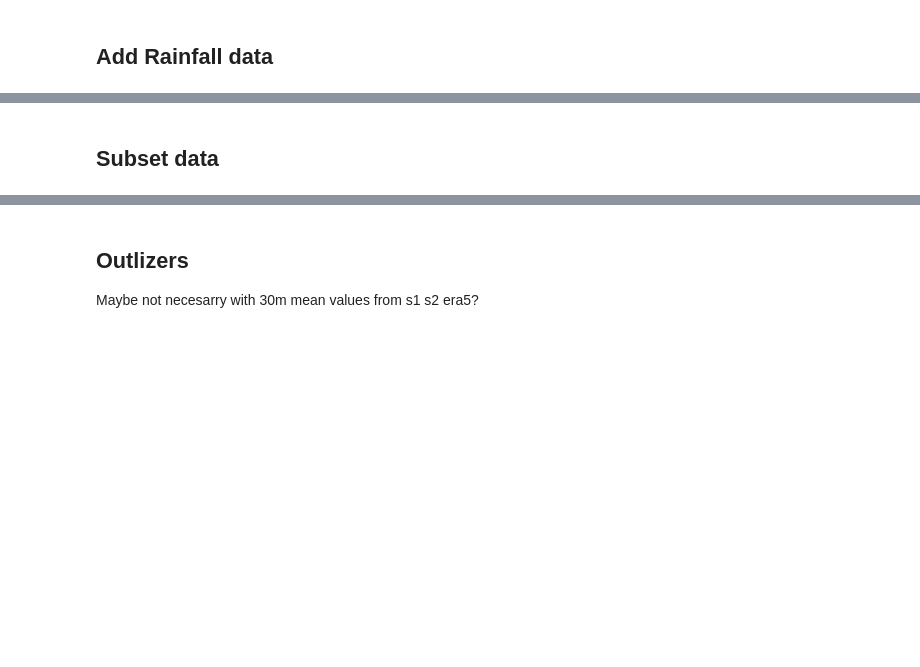
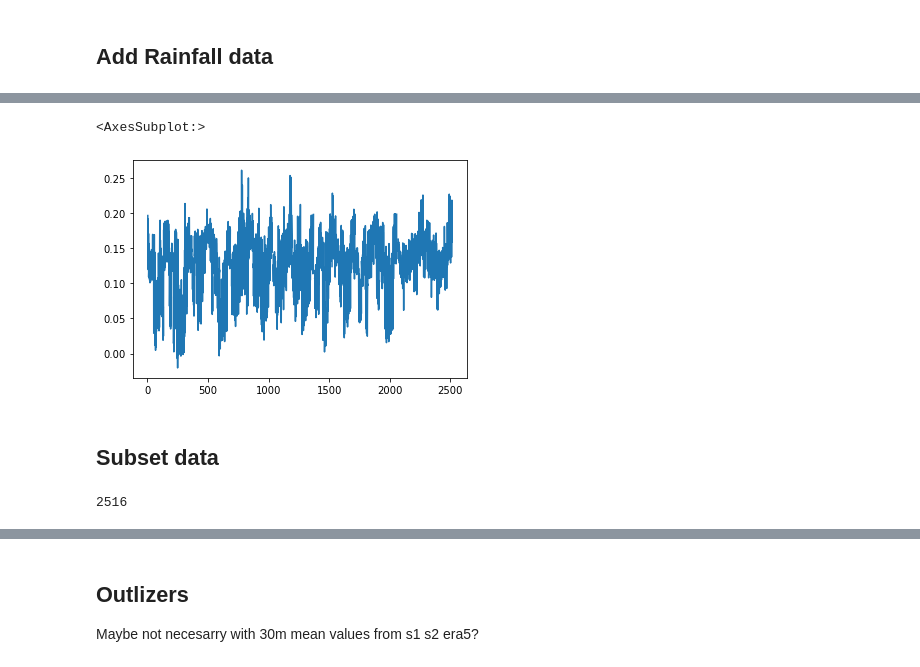
Before and after one commit to till90/irrigation_detection, a Jupyter notebook: jupyter_notebooks/CNN_MLP_Regression_soil.ipynb, the cells around one changed output, grey strips where cells are left out. Cells and saved outputs as stored; diff of their text form; code cells hidden in the pictures; blank space fills up the shorter version.

```diff
--- a/jupyter_notebooks/CNN_MLP_Regression_soil.ipynb
+++ b/jupyter_notebooks/CNN_MLP_Regression_soil.ipynb
@@ -136,0 +347,6 @@ pp_24h, pp_48h, pp_72h = None, None, None
+# %%
+## delete last function part because index=False while saving
+# ried soil samples 30m 17-19
+gdf = pd.read_csv(r'C:/Users/USER/Desktop/Master_Irrigation/03_GIS/soil_classification/DataFrame_ried_samples_30m_17-19.csv'
+            ,).drop('Unnamed: 0', axis=1)
+print(len(gdf))
@@ -137,2 +371,7 @@ pp_24h, pp_48h, pp_72h = None, None, None
+# %%
+gdf.ssm.plot()
+# %% [output]
+<AxesSubplot:>
+[figure, added]
 # %% [markdown]
 ## Subset data
@@ -167,0 +378,37 @@ print(len(df_sub))
+# %%
+#gdf['FAO'] = gdf.loc[:,'FAO'].map(lambda x: if x is np.nan: pd.NA else x)
+for col in ['FAO', 'FAO_nr', 'ISSS_nr', 'ISSS']:
+    gdf[col].map(lambda x: pd.NA if x is np.nan else x)
+#gdf['FAO_nr'] = gdf.loc[:,'FAO_nr'].map(lambda x: pd.NA if x is np.nan else x)
+gdf.dropna(how='any', subset=['FAO', 'FAO_nr', 'ISSS_nr', 'ISSS'], inplace=True)
+
+# Conversation
+gdf['minimum_2m_air_temperature'] = gdf['minimum_2m_air_temperature'] -273.15
+gdf['maximum_2m_air_temperature'] = gdf['maximum_2m_air_temperature'] -273.15
+gdf['mean_2m_air_temperature'] = gdf['mean_2m_air_temperature'] -273.15
+
+#Drop frozen grounds
+#gdf = gdf[gdf['minimum_2m_air_temperature'] > 1]
+
+# Dtype Transformation
+gdf['date'] = gdf.loc[:,'date'].astype('datetime64[ns]')
+gdf['date_y'] = gdf.loc[:,'date_y'].astype('datetime64[ns]')
+gdf.loc[:,['FAO_nr']] = gdf.loc[:,['FAO_nr']].astype('int64')
+gdf.loc[:,['USDA_nr']] = gdf.loc[:,['USDA_nr']].astype('int64')
+gdf.loc[:,['INTERNATIONAL_nr']] = gdf.loc[:,['INTERNATIONAL_nr']].astype('int64')
+gdf.loc[:,['ISSS_nr']] = gdf.loc[:,['ISSS_nr']].astype('int64')
+gdf.loc[:,['pp_24h', 'pp_48h', 'pp_72h']] = gdf.loc[:,['pp_24h', 'pp_48h', 'pp_72h']].astype('float64')
+
+#Add extra Columns
+gdf['FAO'] = gdf.loc[:,['FAO_nr']]
+gdf['USDA'] = gdf.loc[:,['USDA_nr']]
+gdf['INTERNATIONAL'] = gdf.loc[:,['INTERNATIONAL_nr']]
+gdf['ISSS'] = gdf.loc[:,['ISSS_nr']]
+#gdf['longitude'] = gdf['geometry'].x
+#gdf['latitude'] = gdf['geometry'].y
+
+#One Hot Encoding
+gdf = pd.DataFrame(pd.get_dummies(gdf, columns=['FAO_nr', 'USDA_nr', 'INTERNATIONAL_nr', 'ISSS_nr', 'orbit', 'platform']))
+print(len(gdf))
+# %% [output]
+2516
```
Also changed, not shown: parts of 79 cells of this notebook, 3 other files.
